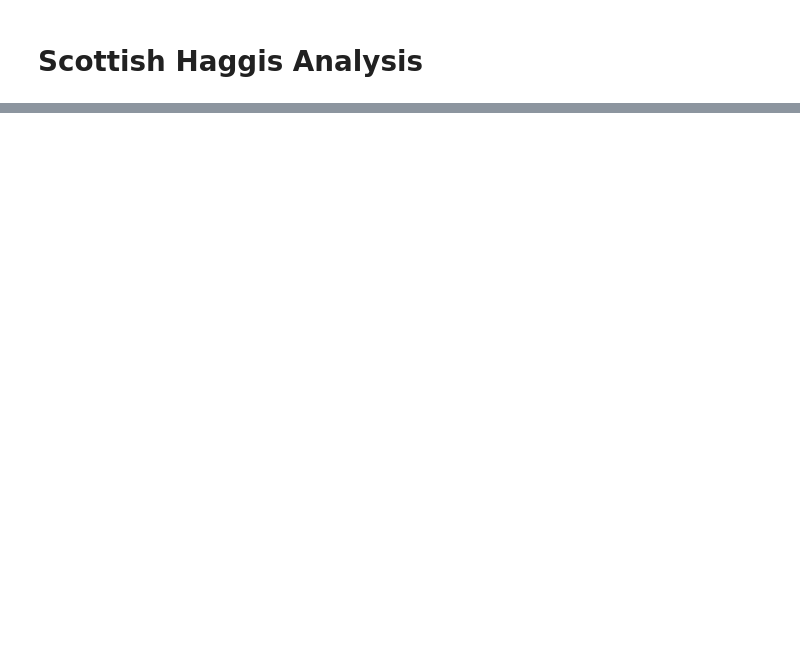
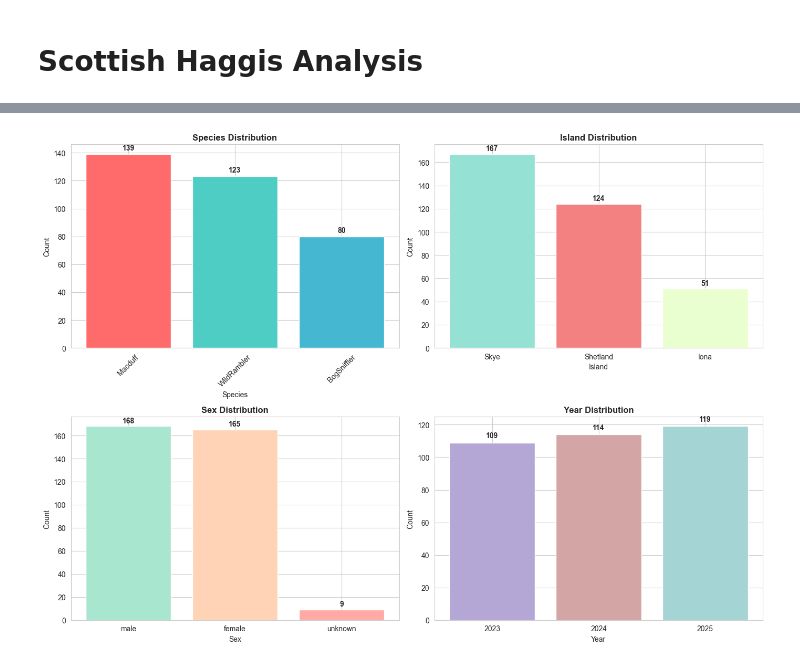
Before and after one commit to naykakashima/haggis-ml-analysis, a Jupyter notebook: scottish-haggis-analysis.ipynb, the cells around one changed output, grey strips where cells are left out. Cells and saved outputs as stored; diff of their text form; code cells hidden in the pictures; blank space fills up the shorter version.

```diff
--- a/scottish-haggis-analysis.ipynb
+++ b/scottish-haggis-analysis.ipynb
@@ -342,0 +426,9 @@ Throughout this notebook, each decision—from choosing a value for k to selecti
+# %%
+# Fix data quality issue: "green" sex value
+print("Before fix:")
+print(haggis_clean['sex'].value_counts())
+
+haggis_clean['sex'] = haggis_clean['sex'].replace('green', 'unknown')
+
+print("\nAfter fix:")
+print(haggis_clean['sex'].value_counts())
@@ -342,0 +456,57 @@ Throughout this notebook, each decision—from choosing a value for k to selecti
+# %%
+# Analyze categorical features
+fig, axes = plt.subplots(2, 2, figsize=(14, 10))
+
+# Species distribution
+species_counts = haggis_clean['species'].value_counts()
+axes[0, 0].bar(species_counts.index, species_counts.values, color=['#FF6B6B', '#4ECDC4', '#45B7D1'])
+axes[0, 0].set_title('Species Distribution', fontsize=12, fontweight='bold')
+axes[0, 0].set_xlabel('Species')
+axes[0, 0].set_ylabel('Count')
+axes[0, 0].tick_params(axis='x', rotation=45)
+for i, v in enumerate(species_counts.values):
+    axes[0, 0].text(i, v + 3, str(v), ha='center', fontweight='bold')
+
+# Island distribution
+island_counts = haggis_clean['island'].value_counts()
+axes[0, 1].bar(island_counts.index, island_counts.values, color=['#95E1D3', '#F38181', '#EAFFD0'])
+axes[0, 1].set_title('Island Distribution', fontsize=12, fontweight='bold')
+axes[0, 1].set_xlabel('Island')
+axes[0, 1].set_ylabel('Count')
+for i, v in enumerate(island_counts.values):
+    axes[0, 1].text(i, v + 3, str(v), ha='center', fontweight='bold')
+
+# Sex distribution
+sex_counts = haggis_clean['sex'].value_counts()
+axes[1, 0].bar(sex_counts.index, sex_counts.values, color=['#A8E6CF', '#FFD3B6', '#FFAAA5'])
+axes[1, 0].set_title('Sex Distribution', fontsize=12, fontweight='bold')
+axes[1, 0].set_xlabel('Sex')
+axes[1, 0].set_ylabel('Count')
+for i, v in enumerate(sex_counts.values):
+    axes[1, 0].text(i, v + 3, str(v), ha='center', fontweight='bold')
+
+# Year distribution
+year_counts = haggis_clean['year'].value_counts().sort_index()
+axes[1, 1].bar(year_counts.index.astype(str), year_counts.values, color=['#B4A7D6', '#D4A5A5', '#A5D4D4'])
+axes[1, 1].set_title('Year Distribution', fontsize=12, fontweight='bold')
+axes[1, 1].set_xlabel('Year')
+axes[1, 1].set_ylabel('Count')
+for i, v in enumerate(year_counts.values):
+    axes[1, 1].text(i, v + 3, str(v), ha='center', fontweight='bold')
+
+plt.tight_layout()
+plt.show()
+
+# Print summary statistics
+print("Categorical Feature Summary:")
+print("="*70)
+print(f"\nSpecies: {haggis_clean['species'].nunique()} unique values")
+print(species_counts)
+print(f"\nIsland: {haggis_clean['island'].nunique()} unique values")
+print(island_counts)
+print(f"\nSex: {haggis_clean['sex'].nunique()} unique values")
+print(sex_counts)
+print(f"\nYear: {haggis_clean['year'].nunique()} unique values")
+print(year_counts)
+# %% [output]
+[figure, added]
```
Also changed, not shown: parts of 37 cells of this notebook.
